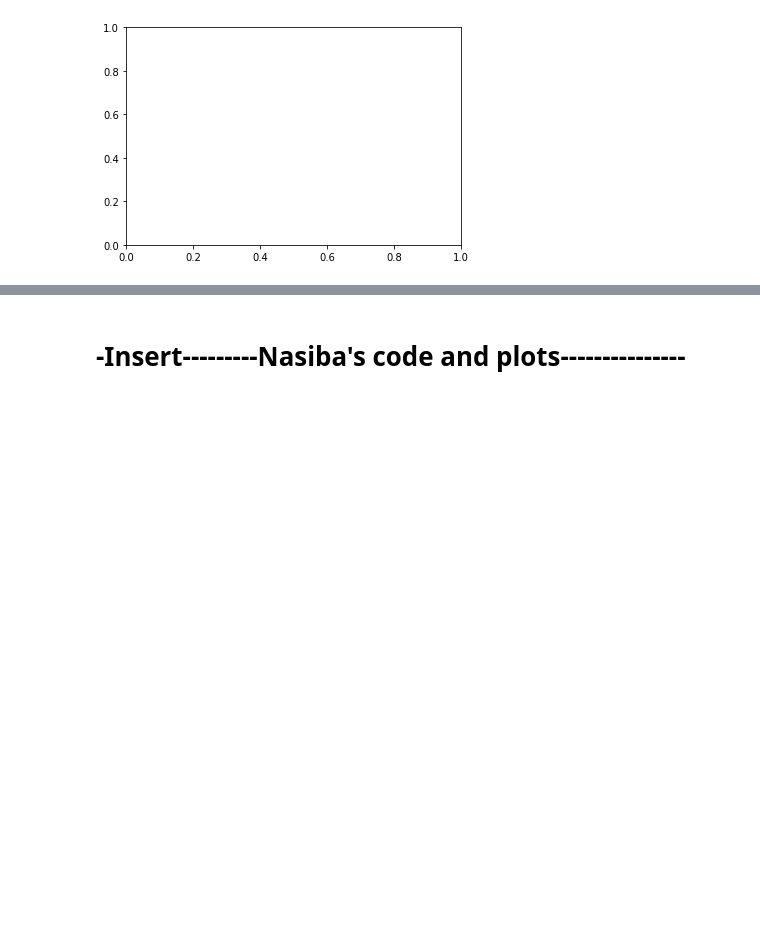
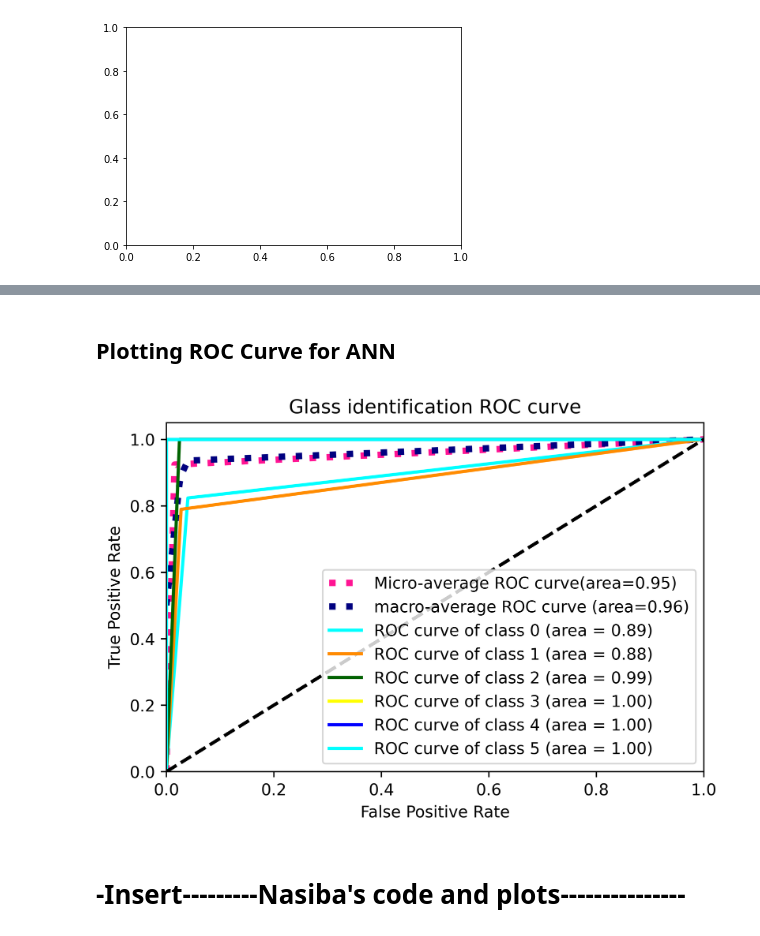
Before and after one commit to madisonmassie/Final_Project, a Jupyter notebook: Final_Project Code for Models.ipynb, the cells around one changed output, grey strips where cells are left out. Saved outputs shown, nothing was run; the diff lists cells and outputs as text; code cells hidden in the pictures; blank space fills up the shorter version.

```diff
--- a/Final_Project Code for Models.ipynb
+++ b/Final_Project Code for Models.ipynb
@@ -459,0 +732,34 @@ NameError: name 'make_meshgrid' is not defined
+# %%
+def ann_model(X_train, y_train):
+    #Set random seed
+    set_seed(42)
+    #Initialize a callback object using 'loss'
+    callback = EarlyStopping(monitor='loss', patience=4)
+
+    #Create the ANN model and add layers
+    model = Sequential()
+    model.add(Dense(100, activation = 'relu', input_shape = (X_train.shape[1],)))
+    model.add(Dense(100, activation = 'relu'))
+    model.add(Dense(100, activation = 'relu'))
+    model.add(Dense(6, activation = 'softmax'))
+
+    #Compile the model
+    model.compile(optimizer='sgd', loss='sparse_categorical_crossentropy',
+                  metrics=['sparse_categorical_accuracy'])
+
+    #Fit the model using the training set and return the fitted model
+    model.fit(X_train, y_train, verbose=0, epochs = 500, callbacks=callback)
+    return model
+# %%
+#Generate the ANN model using the
+ann = ann_model(X_train, y_train)
+#Obtain the predicted y scores using X_train (to check for underfitting)
+ann_train = np.argmax(ann.predict(X_train), axis=1)
+#Obtain the predicted y scores using X_test
+ann_pred = np.argmax(ann.predict(X_test), axis=1)
+
+#Create a DataFrame of the X_test values, the features, and the true and predicted labels
+ann_glass = pd.DataFrame(X_test, columns=df_glass.columns[:-1])
+ann_glass['True Labels'] = y_test
+ann_glass['Predicted Labels'] = ann_pred
+ann_glass.head()
@@ -460,2 +806,9 @@ NameError: name 'make_meshgrid' is not defined
+# %% [markdown]
+## Plotting ROC Curve for ANN
+# %%
+#Plot ROC Curve for ANN model
+plot_roc_curve(y_test, ann_pred)
+# %% [output]
+[figure, added]
 # %% [markdown]
 # -Insert---------Nasiba's code and plots---------------
```
Also changed, not shown: parts of 28 cells of this notebook, 1 other file.
